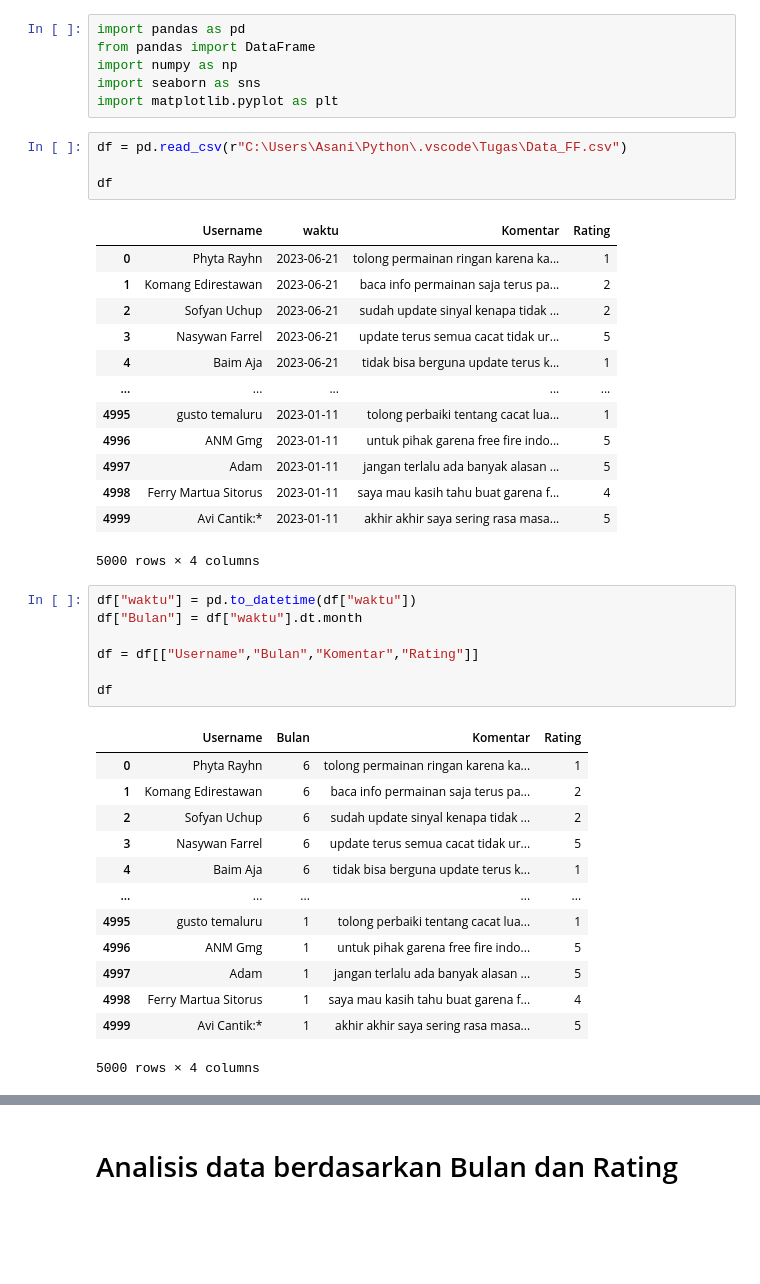
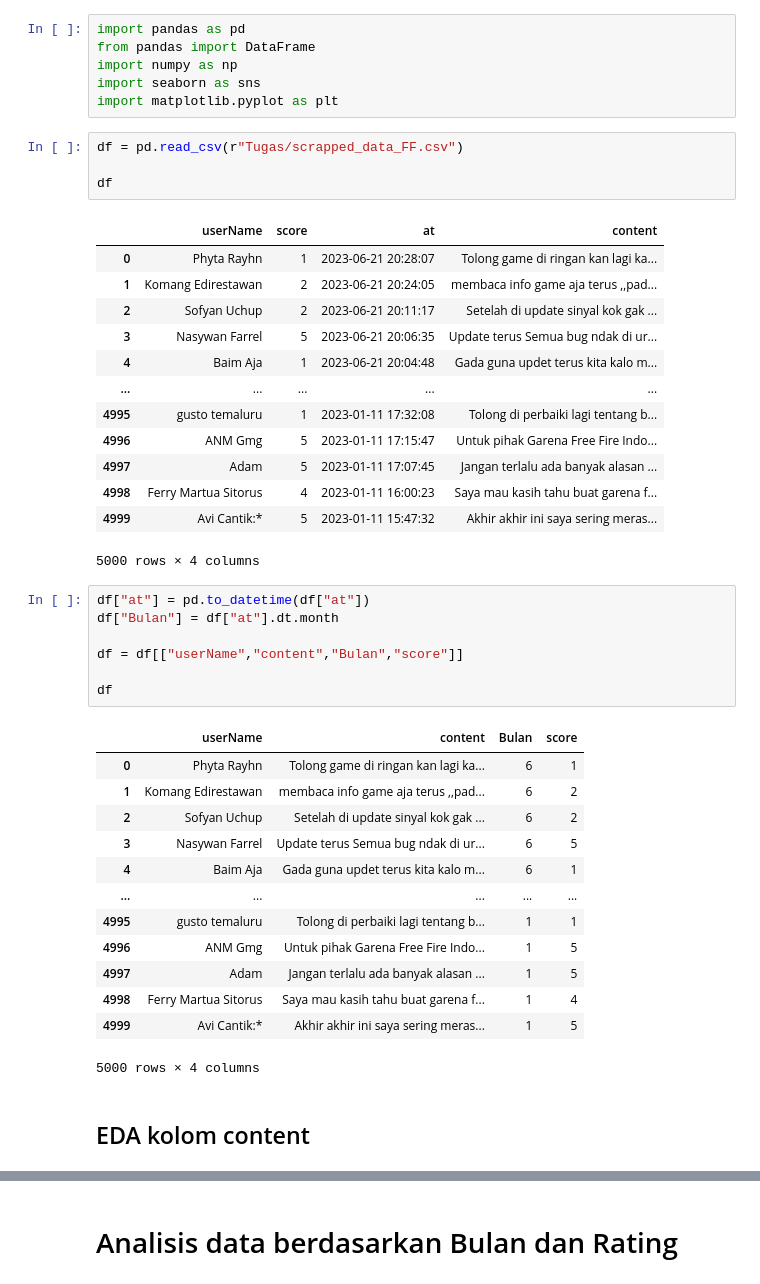
Before and after one commit to AlifianFatahillah/Data-Analisis, a Jupyter notebook: Projek.ipynb, the cells around one changed output, grey strips where cells are left out. Cells and saved outputs as stored; diff of their text form; blank space fills up the shorter version.

```diff
--- a/Projek.ipynb
+++ b/Projek.ipynb
@@ -5,41 +5,43 @@ import numpy as np
 import seaborn as sns
 import matplotlib.pyplot as plt
 # %%
-df = pd.read_csv(r"C:\Users\Asani\Python\.vscode\Tugas\Data_FF.csv")
+df = pd.read_csv(r"Tugas/scrapped_data_FF.csv")
 
 df
 # %% [output]
-|  | Username | waktu | Komentar | Rating |
-| 0 | Phyta Rayhn | 2023-06-21 | tolong permainan ringan karena ka... | 1 |
-| 1 | Komang Edirestawan | 2023-06-21 | baca info permainan saja terus pa... | 2 |
-| 2 | Sofyan Uchup | 2023-06-21 | sudah update sinyal kenapa tidak ... | 2 |
-| 3 | Nasywan Farrel | 2023-06-21 | update terus semua cacat tidak ur... | 5 |
-| 4 | Baim Aja | 2023-06-21 | tidak bisa berguna update terus k... | 1 |
+|  | userName | score | at | content |
+| 0 | Phyta Rayhn | 1 | 2023-06-21 20:28:07 | Tolong game di ringan kan lagi ka... |
+| 1 | Komang Edirestawan | 2 | 2023-06-21 20:24:05 | membaca info game aja terus ,,pad... |
+| 2 | Sofyan Uchup | 2 | 2023-06-21 20:11:17 | Setelah di update sinyal kok gak ... |
+| 3 | Nasywan Farrel | 5 | 2023-06-21 20:06:35 | Update terus Semua bug ndak di ur... |
+| 4 | Baim Aja | 1 | 2023-06-21 20:04:48 | Gada guna updet terus kita kalo m... |
 | ... | ... | ... | ... | ... |
-| 4995 | gusto temaluru | 2023-01-11 | tolong perbaiki tentang cacat lua... | 1 |
-| 4996 | ANM Gmg | 2023-01-11 | untuk pihak garena free fire indo... | 5 |
-| 4997 | Adam | 2023-01-11 | jangan terlalu ada banyak alasan ... | 5 |
-| 4998 | Ferry Martua Sitorus | 2023-01-11 | saya mau kasih tahu buat garena f... | 4 |
-| 4999 | Avi Cantik:* | 2023-01-11 | akhir akhir saya sering rasa masa... | 5 |
+| 4995 | gusto temaluru | 1 | 2023-01-11 17:32:08 | Tolong di perbaiki lagi tentang b... |
+| 4996 | ANM Gmg | 5 | 2023-01-11 17:15:47 | Untuk pihak Garena Free Fire Indo... |
+| 4997 | Adam | 5 | 2023-01-11 17:07:45 | Jangan terlalu ada banyak alasan ... |
+| 4998 | Ferry Martua Sitorus | 4 | 2023-01-11 16:00:23 | Saya mau kasih tahu buat garena f... |
+| 4999 | Avi Cantik:* | 5 | 2023-01-11 15:47:32 | Akhir akhir ini saya sering meras... |
 5000 rows × 4 columns
 # %%
-df["waktu"] = pd.to_datetime(df["waktu"])
-df["Bulan"] = df["waktu"].dt.month
+df["at"] = pd.to_datetime(df["at"])
+df["Bulan"] = df["at"].dt.month
 
-df = df[["Username","Bulan","Komentar","Rating"]]
+df = df[["userName","content","Bulan","score"]]
 
 df
 # %% [output]
-|  | Username | Bulan | Komentar | Rating |
-| 0 | Phyta Rayhn | 6 | tolong permainan ringan karena ka... | 1 |
-| 1 | Komang Edirestawan | 6 | baca info permainan saja terus pa... | 2 |
-| 2 | Sofyan Uchup | 6 | sudah update sinyal kenapa tidak ... | 2 |
-| 3 | Nasywan Farrel | 6 | update terus semua cacat tidak ur... | 5 |
-| 4 | Baim Aja | 6 | tidak bisa berguna update terus k... | 1 |
+|  | userName | content | Bulan | score |
+| 0 | Phyta Rayhn | Tolong game di ringan kan lagi ka... | 6 | 1 |
+| 1 | Komang Edirestawan | membaca info game aja terus ,,pad... | 6 | 2 |
+| 2 | Sofyan Uchup | Setelah di update sinyal kok gak ... | 6 | 2 |
+| 3 | Nasywan Farrel | Update terus Semua bug ndak di ur... | 6 | 5 |
+| 4 | Baim Aja | Gada guna updet terus kita kalo m... | 6 | 1 |
 | ... | ... | ... | ... | ... |
-| 4995 | gusto temaluru | 1 | tolong perbaiki tentang cacat lua... | 1 |
-| 4996 | ANM Gmg | 1 | untuk pihak garena free fire indo... | 5 |
-| 4997 | Adam | 1 | jangan terlalu ada banyak alasan ... | 5 |
-| 4998 | Ferry Martua Sitorus | 1 | saya mau kasih tahu buat garena f... | 4 |
-| 4999 | Avi Cantik:* | 1 | akhir akhir saya sering rasa masa... | 5 |
+| 4995 | gusto temaluru | Tolong di perbaiki lagi tentang b... | 1 | 1 |
+| 4996 | ANM Gmg | Untuk pihak Garena Free Fire Indo... | 1 | 5 |
+| 4997 | Adam | Jangan terlalu ada banyak alasan ... | 1 | 5 |
+| 4998 | Ferry Martua Sitorus | Saya mau kasih tahu buat garena f... | 1 | 4 |
+| 4999 | Avi Cantik:* | Akhir akhir ini saya sering meras... | 1 | 5 |
 5000 rows × 4 columns
+# %% [markdown]
+## EDA kolom content
```
Also changed, not shown: parts of 21 cells of this notebook.
